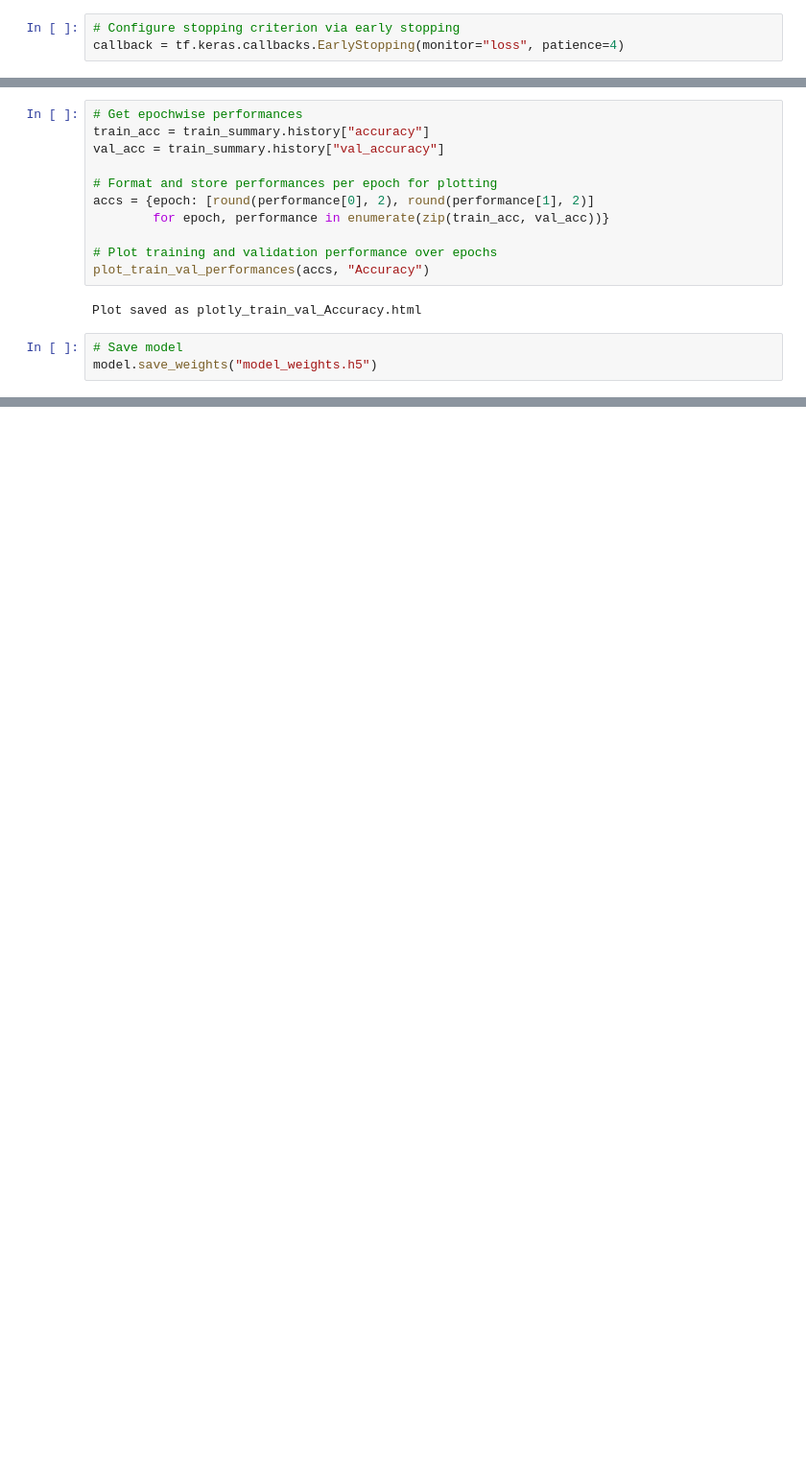
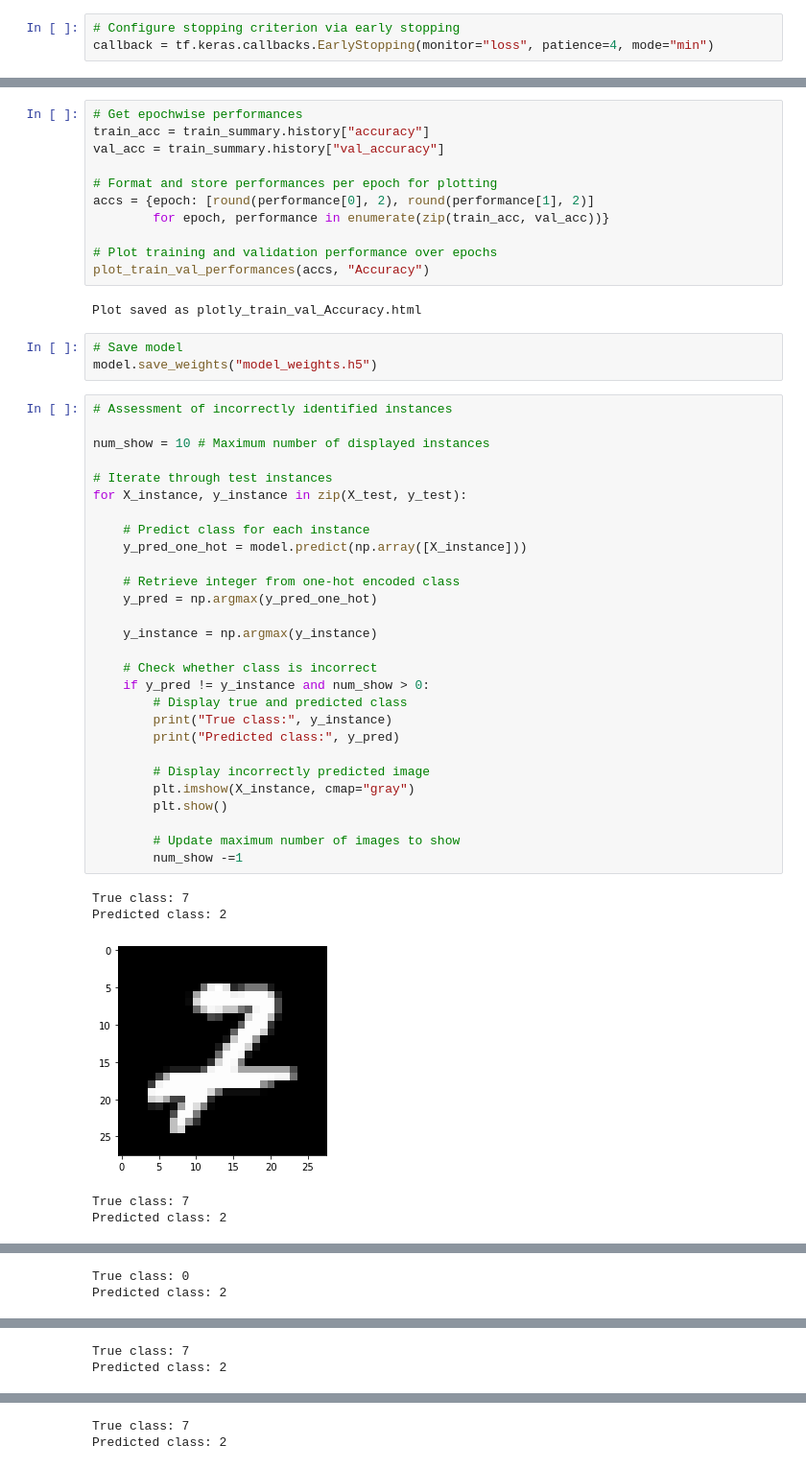
Before and after one commit to cspielvogel/Computer_Vision_Lecture_Notebooks, a Jupyter notebook: Jupyter-notebooks_Convolutional_Neural_Networks/11_CNN_mnist_simple.ipynb, the cells around one changed output, grey strips where cells are left out. Shown at 96% size. Cells and saved outputs as stored; diff of their text form; blank space fills up the shorter version.

```diff
--- a/Jupyter-notebooks_Convolutional_Neural_Networks/11_CNN_mnist_simple.ipynb
+++ b/Jupyter-notebooks_Convolutional_Neural_Networks/11_CNN_mnist_simple.ipynb
@@ -155,6 +151,6 @@ None
 # %%
 # Configure stopping criterion via early stopping
-callback = tf.keras.callbacks.EarlyStopping(monitor="loss", patience=4)
+callback = tf.keras.callbacks.EarlyStopping(monitor="loss", patience=4, mode="min")
 # %%
 # Train model
 train_summary = model.fit(x=X_train,
@@ -206,3 +227,37 @@ Plot saved as plotly_train_val_Accuracy.html
 # %%
 # Save model
 model.save_weights("model_weights.h5")
+# %%
+# Assessment of incorrectly identified instances
+
+num_show = 10 # Maximum number of displayed instances
+
+# Iterate through test instances
+for X_instance, y_instance in zip(X_test, y_test):
+
+    # Predict class for each instance
+    y_pred_one_hot = model.predict(np.array([X_instance]))
+
+    # Retrieve integer from one-hot encoded class
+    y_pred = np.argmax(y_pred_one_hot)
+
+    y_instance = np.argmax(y_instance)
+
+    # Check whether class is incorrect
+    if y_pred != y_instance and num_show > 0:
+        # Display true and predicted class
+        print("True class:", y_instance)
+        print("Predicted class:", y_pred)
+
+        # Display incorrectly predicted image
+        plt.imshow(X_instance, cmap="gray")
+        plt.show()
+
+        # Update maximum number of images to show
+        num_show -=1
+# %% [output]
+True class: 7
+Predicted class: 2
+[figure, added]
+True class: 7
+Predicted class: 2
@@ -208,0 +265,2 @@ model.save_weights("model_weights.h5")
+True class: 0
+Predicted class: 2
@@ -208,0 +268,2 @@ model.save_weights("model_weights.h5")
+True class: 7
+Predicted class: 2
@@ -208,0 +271,2 @@ model.save_weights("model_weights.h5")
+True class: 7
+Predicted class: 2
```
Also changed, not shown: parts of 15 cells of this notebook, 4 other files.
